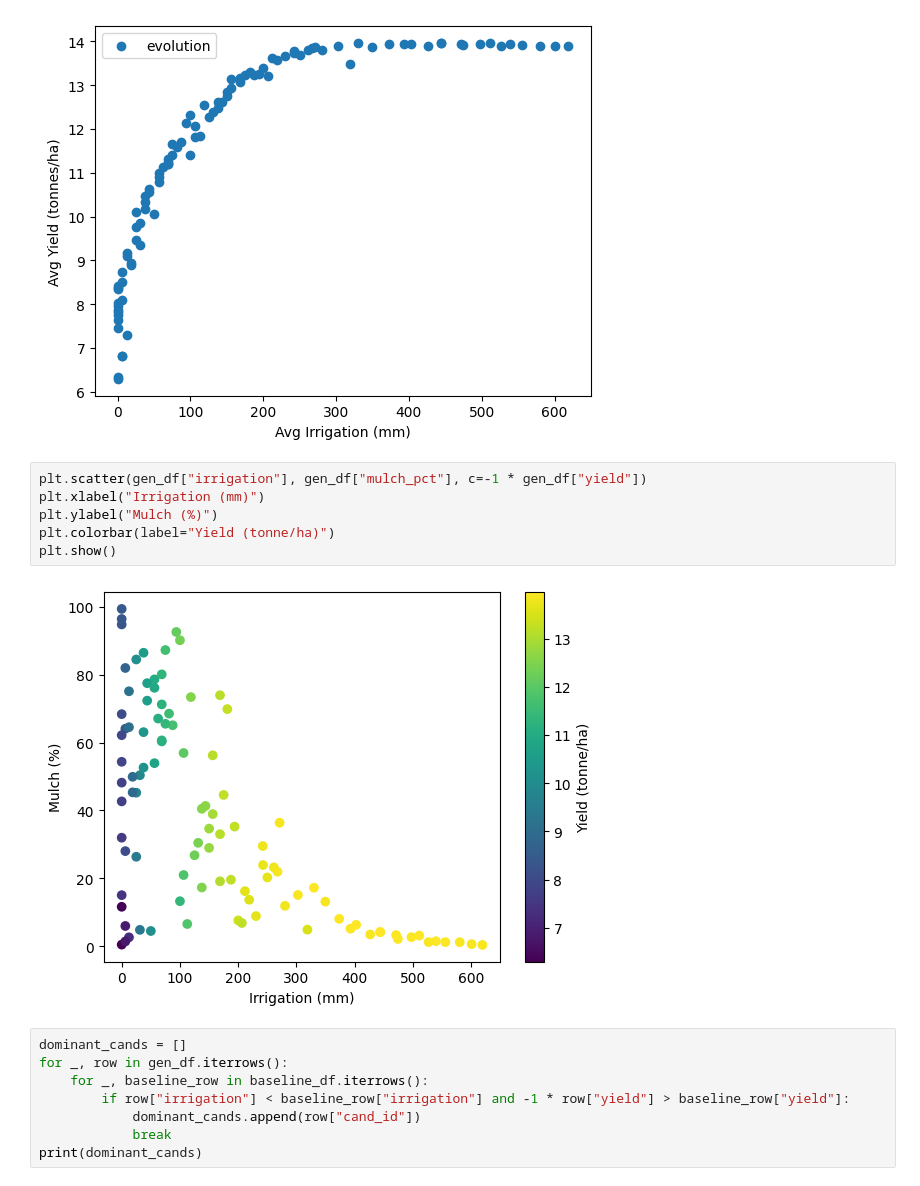
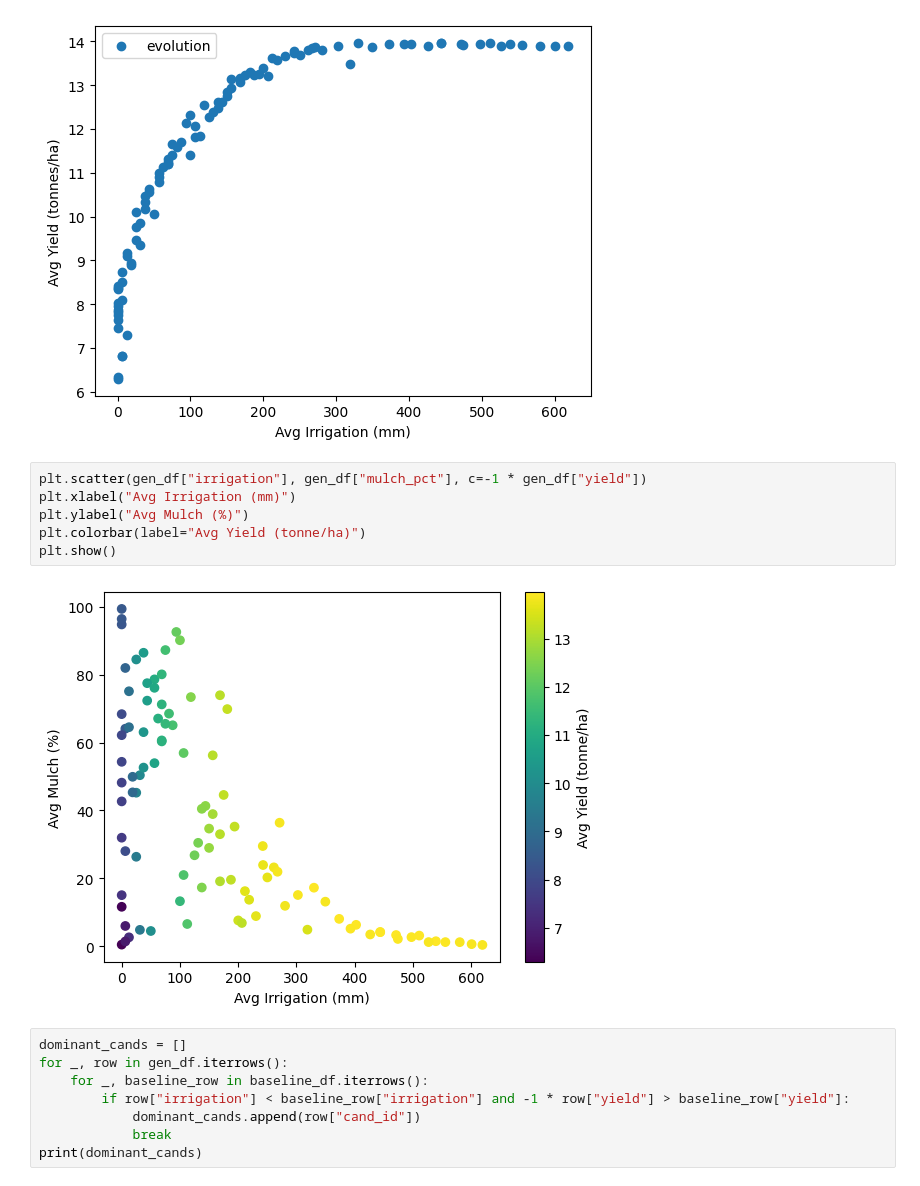
Before and after one commit to danyoungday/praise, a Jupyter notebook: play.ipynb, the cells around one changed output. Cells and saved outputs as stored; diff of their text form.

```diff
--- a/play.ipynb
+++ b/play.ipynb
@@ -86,12 +85,12 @@ plt.show()
 [figure]
 # %%
 plt.scatter(gen_df["irrigation"], gen_df["mulch_pct"], c=-1 * gen_df["yield"])
-plt.xlabel("Irrigation (mm)")
-plt.ylabel("Mulch (%)")
-plt.colorbar(label="Yield (tonne/ha)")
+plt.xlabel("Avg Irrigation (mm)")
+plt.ylabel("Avg Mulch (%)")
+plt.colorbar(label="Avg Yield (tonne/ha)")
 plt.show()
 # %% [output]
-[figure, old version]
+[figure, new version]
 # %%
 dominant_cands = []
 for _, row in gen_df.iterrows():
```
Also changed, not shown: parts of 2 cells of this notebook, 2 other files.
